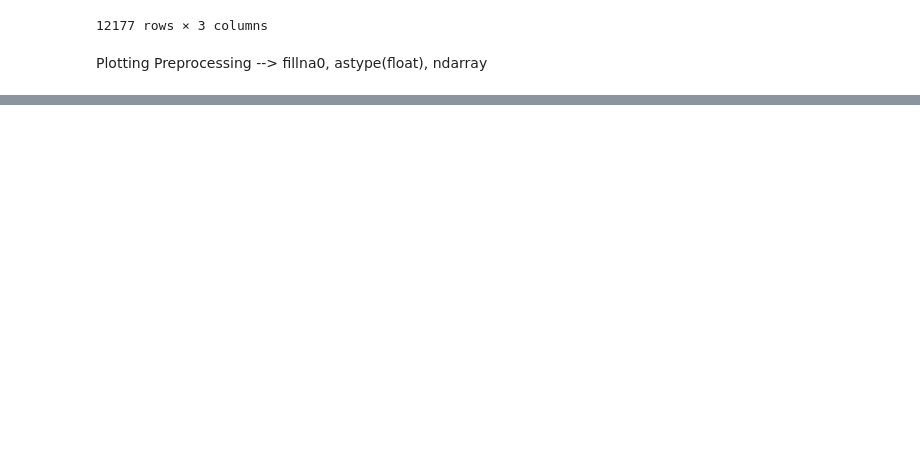
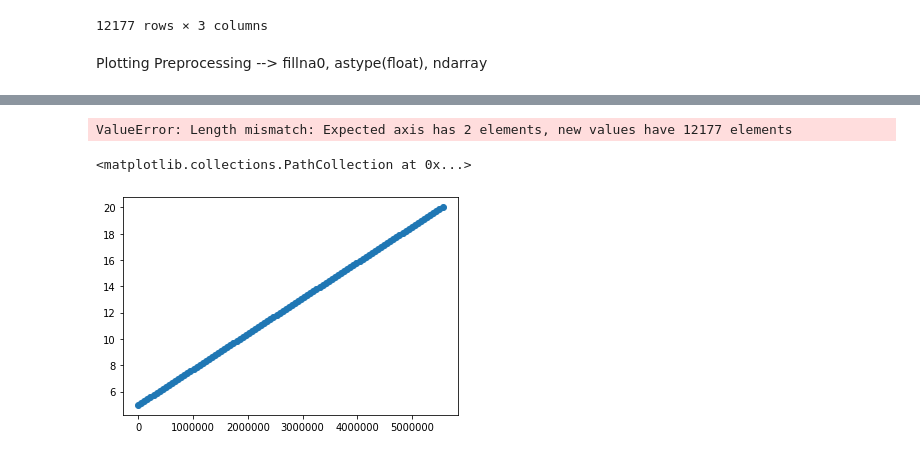
Before and after one commit to johngeorgousis/jet-classifier, a Jupyter notebook: MAIN.ipynb, the cells around one changed output, grey strips where cells are left out. Saved outputs shown, nothing was run; the diff lists cells and outputs as text; code cells hidden in the pictures; blank space fills up the shorter version.

Commit message:
feat: no feat, in the process of constructing image

```diff
--- a/MAIN.ipynb
+++ b/MAIN.ipynb
@@ -141,0 +154,5 @@ Plotting Preprocessing --> fillna0, astype(float), ndarray
+# %%
+df.columns = df['φ']
+df
+# %% [output]
+ValueError: Length mismatch: Expected axis has 2 elements, new values have 12177 elements
@@ -141,0 +173,8 @@ Plotting Preprocessing --> fillna0, astype(float), ndarray
+# %%
+x = np.linspace(1, 5555555, 100)
+y = np.linspace(5, 20, 100)
+
+plt.scatter(x, y)
+# %% [output]
+<matplotlib.collections.PathCollection at 0x...>
+[figure, added]
```
Also changed, not shown: parts of 18 cells of this notebook.
